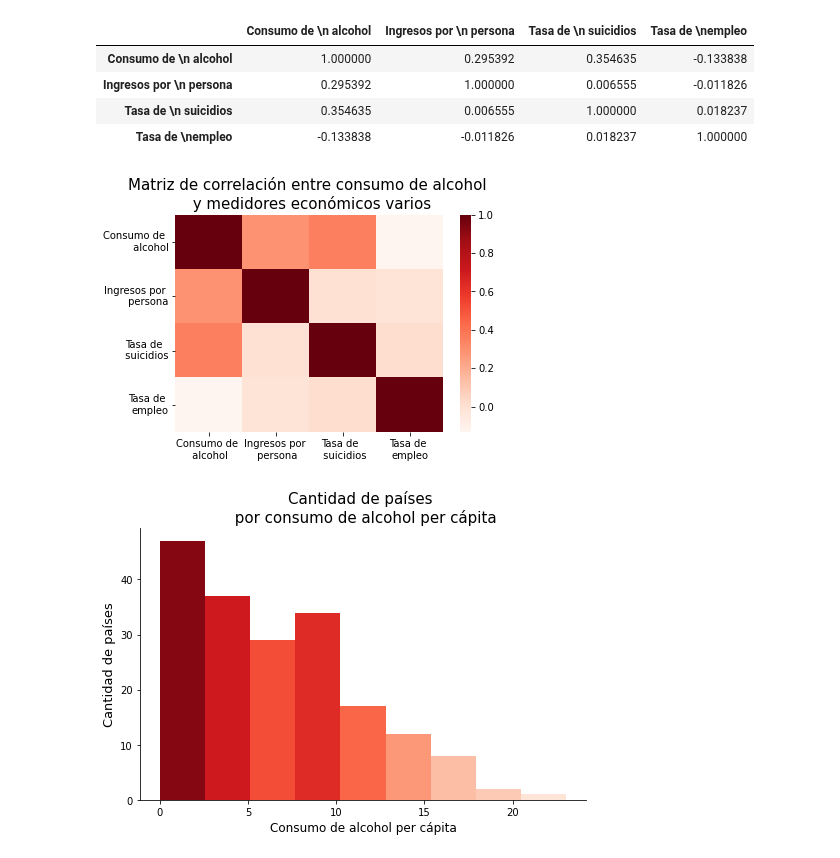
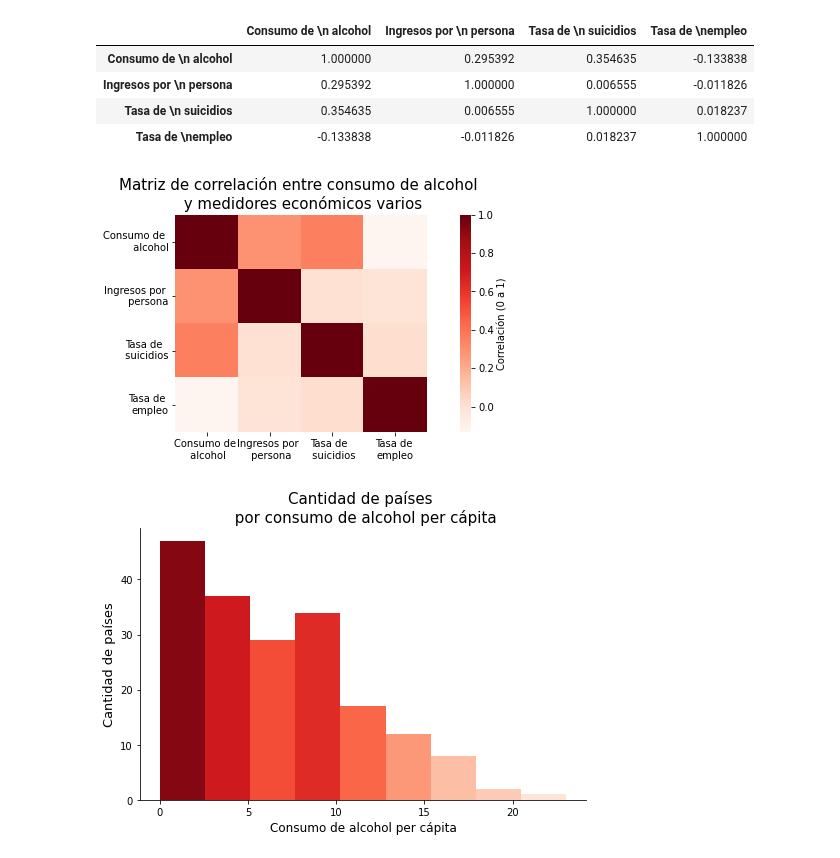
Before and after one commit to Nacho2904/orga_de_datos, a Jupyter notebook: tp_1.ipynb, the cells around one changed output. Drawn from its saved outputs; the diff is of its cells as text; code cells hidden in the pictures.

```diff
--- a/tp_1.ipynb
+++ b/tp_1.ipynb
@@ -1574,11 +1574,11 @@ df_alcohol_corr
 | Tasa de \n suicidios | 0.354635 | 0.006555 | 1.000000 | 0.018237 |
 | Tasa de \nempleo | -0.133838 | -0.011826 | 0.018237 | 1.000000 |
 # %%
-sns.heatmap(df_alcohol_corr, cmap = "Reds")
+sns.heatmap(df_alcohol_corr, cmap = "Reds", cbar_kws={"label": 'Correlación (0 a 1)', "pad": 0.1})
 plt.xticks(rotation = 0)
 plt.title("Matriz de correlación entre consumo de alcohol \n y medidores económicos varios", fontsize = 15);
 # %% [output]
-[figure, old version]
+[figure, new version]
 # %%
 cm = plt.cm.get_cmap('Reds')
 plt.figure(figsize = (8,5))
```
Also changed, not shown: parts of 1 cell of this notebook.
